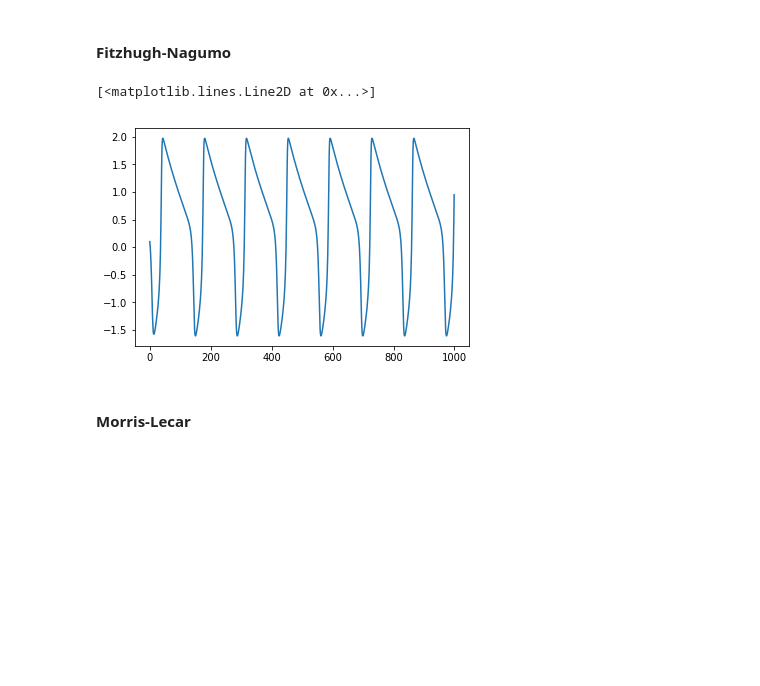
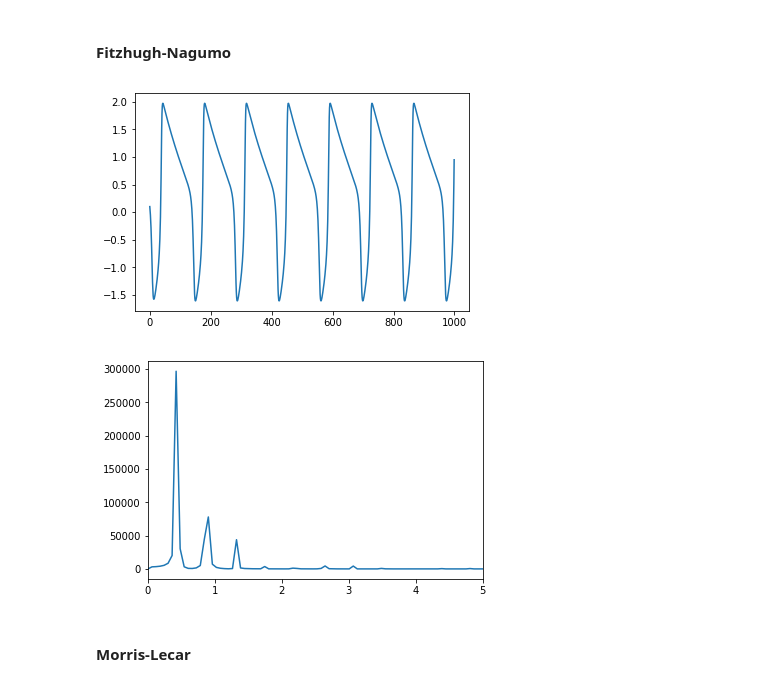
Before and after one commit to zthurman/fizzpy, a Jupyter notebook: Notebooks/Tensorflow/Nonlinear Dynamics.ipynb, the cells around one changed output. Saved outputs shown, nothing was run; the diff lists cells and outputs as text; code cells hidden in the pictures; blank space fills up the shorter version.

Commit message:
got the power spectrum working for all neuron models

```diff
--- a/Notebooks/Tensorflow/Nonlinear Dynamics.ipynb
+++ b/Notebooks/Tensorflow/Nonlinear Dynamics.ipynb
@@ -45,3 +41,29 @@ def generate_odesolution(function, initial_conditions, t0=0, tfinal=50, n=1000):
+# %%
+# Generate solutions to the ODEs, solve up that ferndangled biscuit
+
+def generate_odesolution(function, initial_conditions, t0=0, tfinal=50, n=1000):
+    init_state = tf.constant(initial_conditions, dtype=tf.float64)
+    t = np.linspace(t0, tfinal, num=n)
+    tensor_state, tensor_info = tf.contrib.integrate.odeint(
+            function, init_state, t, full_output=True)
+    return [tensor_state, tensor_info]
+
+# Generate a power spectrum, gotta do some twerking to get the shpongle fongled
+
+def generate_powerspectrum(membranepotential):
+    Y = np.mean(membranepotential)    # determine DC component of membrane potential signal
+    X = membranepotential - Y         # subtract DC component from PS to get rid of peak at 0
+
+    fdata = X.size
+    ps = abs(fft(X))**2
+    time_step = 1 / 30
+    freqs = fftfreq(int(fdata/2 - 1), time_step)
+    idx = np.argsort(freqs)
+
+    plt.figure()
+    plt.plot(freqs[idx], ps[idx])
+    plt.xlim(0, 5)
+    return plt.show()
 # %% [markdown]
 #### Lorenz Attractor
 # %%
@@ -77,23 +99,24 @@ plt.plot(x, z)
 # %%
 a = 0.75
 b = 0.8
 c = 3
 i = -0.4
 inits = [0.1, 0.1]
 
 def fitzhughnagumo_equation(state, t):
     v, w = tf.unstack(state)
     dv = c*(v + w - (v**3/3) + i)
     dw = -1/c * (v - a + b*w)
     return tf.stack([dv, dw])
 
 sess = tf.Session()
 state, info = sess.run(generate_odesolution(fitzhughnagumo_equation, inits, tfinal=100))
 v, w = state.T
 plt.plot(v)
+generate_powerspectrum(v)
 # %% [output]
-[<matplotlib.lines.Line2D at 0x...>]
 [figure]
+[figure, added]
 # %% [markdown]
 #### Morris-Lecar
 # %%
```
Also changed, not shown: parts of 5 cells of this notebook.
